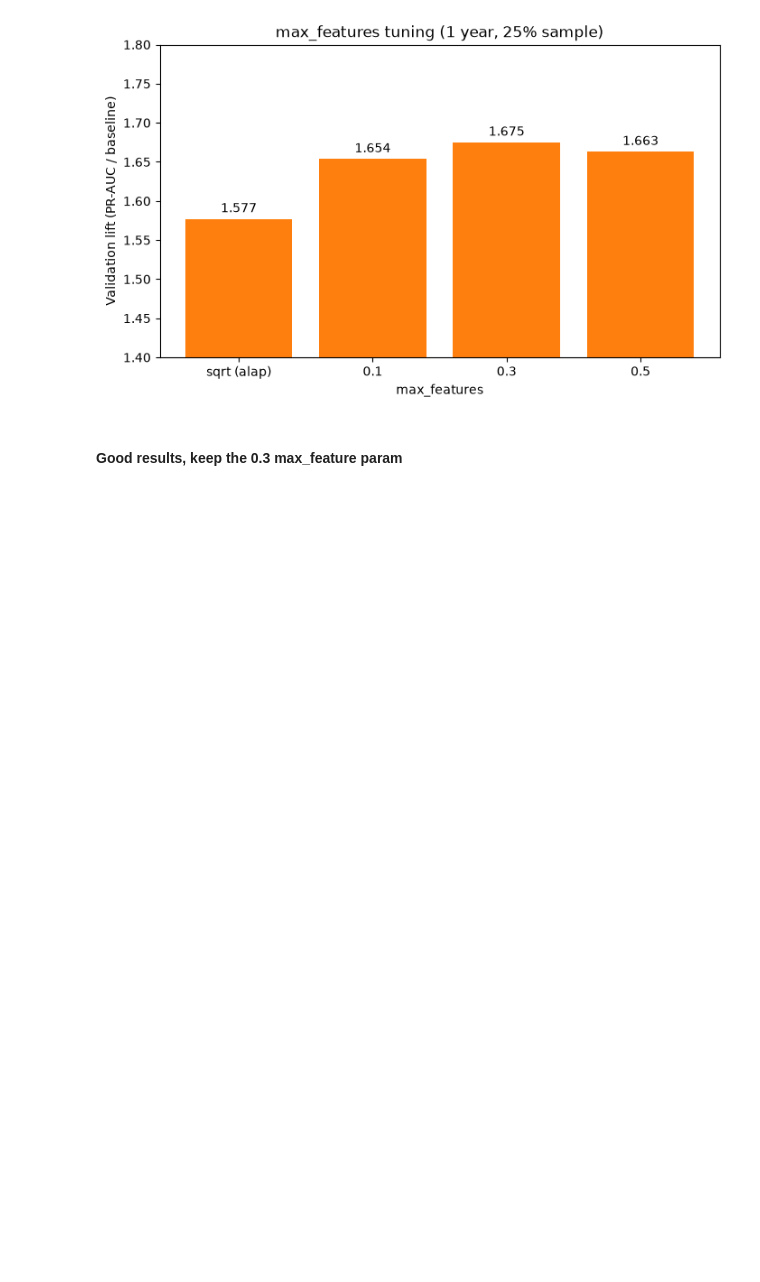
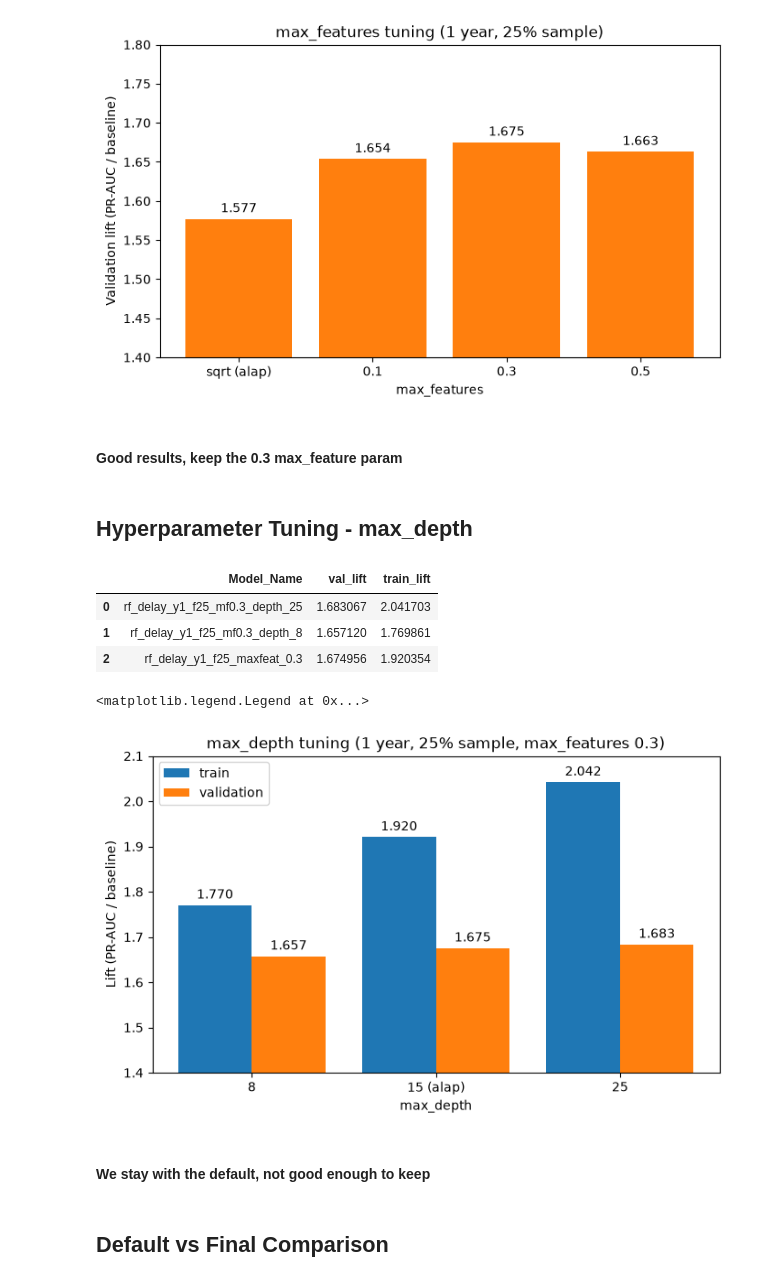
Before and after one commit to lakiiibalint/flight-delay-prediction-lakehouse, a Jupyter notebook: ml/results.ipynb, the cells around one changed output. Drawn from its saved outputs; the diff is of its cells as text; code cells hidden in the pictures; blank space fills up the shorter version.

Commit message:
Add max_depth tuning and default vs final comparison
Co-Authored-By: Claude Sonnet 5.5 <noreply@anthropic.com>

```diff
--- a/ml/results.ipynb
+++ b/ml/results.ipynb
@@ -511,3 +511,45 @@ Text(0.5, 1.0, 'max_features tuning (1 year, 25% sample)')
 fig.savefig("../docs/figures/tuning_max_features_y1_f25.png", dpi=200, bbox_inches="tight")
 # %% [markdown]
 #### Good results, keep the 0.3 max_feature param
+# %% [markdown]
+## Hyperparameter Tuning - max_depth
+# %%
+df = get_client().query_df(
+    "SELECT Model_Name, val_lift, train_lift FROM experiment_results "
+    "WHERE Model_Name IN ('rf_delay_y1_f25_mf0.3_depth_8', "
+    "'rf_delay_y1_f25_maxfeat_0.3', 'rf_delay_y1_f25_mf0.3_depth_25')")
+# %%
+df
+# %% [output]
+|  | Model_Name | val_lift | train_lift |
+| 0 | rf_delay_y1_f25_mf0.3_depth_25 | 1.683067 | 2.041703 |
+| 1 | rf_delay_y1_f25_mf0.3_depth_8 | 1.657120 | 1.769861 |
+| 2 | rf_delay_y1_f25_maxfeat_0.3 | 1.674956 | 1.920354 |
+# %%
+
+
+df["label"] = df["Model_Name"].replace({
+    "rf_delay_y1_f25_mf0.3_depth_8": "8",
+    "rf_delay_y1_f25_maxfeat_0.3": "15 (alap)",
+    "rf_delay_y1_f25_mf0.3_depth_25": "25",
+})
+df = df.set_index("label").loc[["8", "15 (alap)", "25"]].reset_index()
+
+x = np.arange(len(df))
+fig, ax = plt.subplots(figsize=(8, 4.5))
+
+ax.bar(x - 0.2, df["train_lift"], 0.4, label="train")
+ax.bar(x + 0.2, df["val_lift"], 0.4, label="validation")
+
+for c in ax.containers:
+    ax.bar_label(c, fmt="%.3f", padding=3)
+
+ax.set_xticks(x, df["label"])
+ax.set_ylim(1.4, 2.1)
+ax.set_xlabel("max_depth")
+ax.set_ylabel("Lift (PR-AUC / baseline)")
+ax.set_title("max_depth tuning (1 year, 25% sample, max_features 0.3)")
+ax.legend()
+# %% [output]
+<matplotlib.legend.Legend at 0x...>
+[figure, added]
@@ -513,0 +558,4 @@ fig.savefig("../docs/figures/tuning_max_features_y1_f25.png", dpi=200, bbox_inch
+# %% [markdown]
+#### We stay with the default, not good enough to keep
+# %% [markdown]
+## Default vs Final Comparison
```
Also changed, not shown: parts of 4 cells of this notebook, 4 other files.
